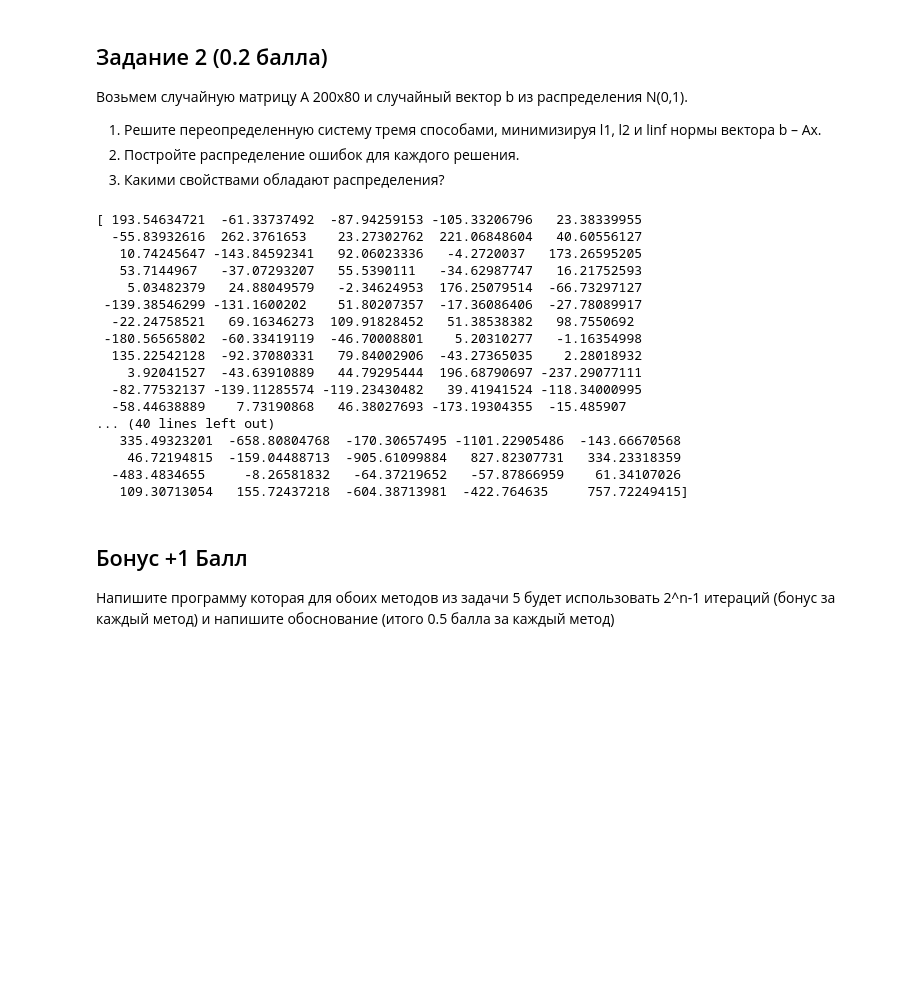
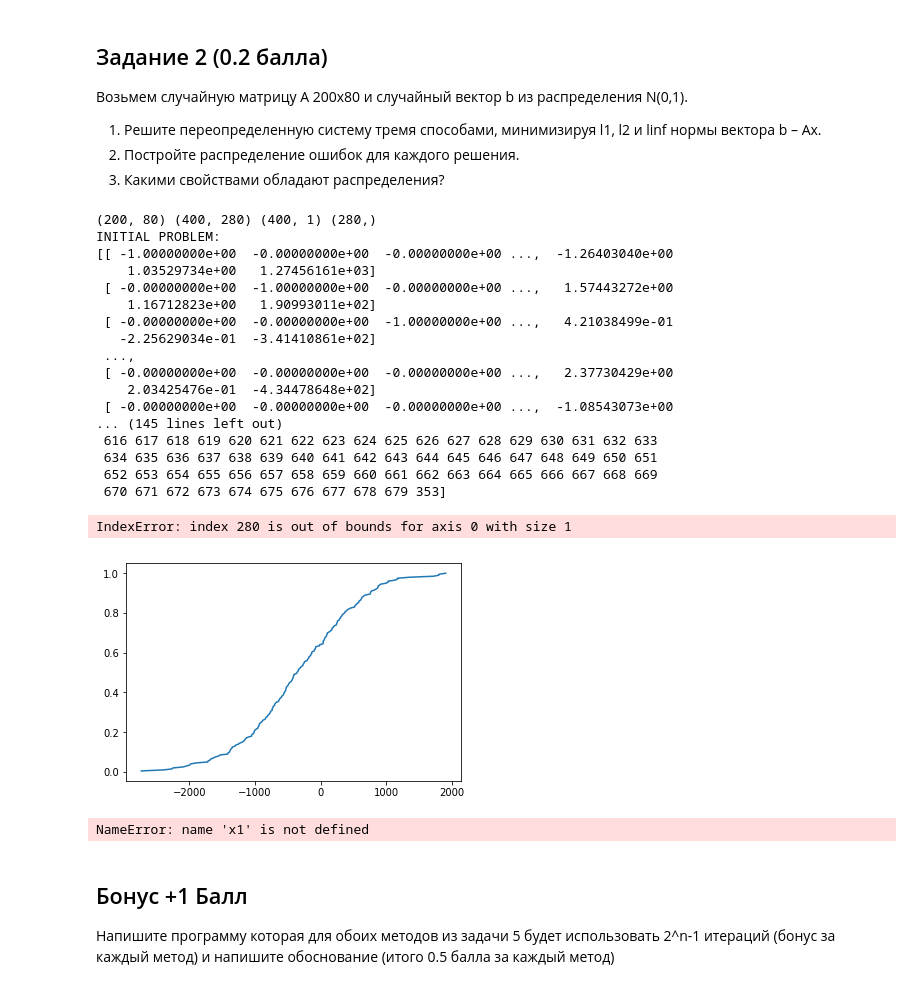
Before and after one commit to Wiki-fan/MIPT-all, a Jupyter notebook: задание.ipynb, the cells around one changed output. Cells and saved outputs as stored; diff of their text form; code cells hidden in the pictures; blank space fills up the shorter version.

```diff
--- a/задание.ipynb
+++ b/задание.ipynb
@@ -877,42 +884,48 @@ analyze_approximation(t, y_corr_with_outlier)
 A = np.random.normal(size=(200, 80))
 b = np.random.normal(size=(200))
 
-x = solve_overdefined_system(A, b)
-print(x)
-print(b-A@x)
+x0 = solve_overdefined_system(A, b, method=0)
+x1 = solve_overdefined_system(A, b, method=1)
+x2 = solve_overdefined_system(A, b, method=2)
 # %% [output]
-[ 193.54634721  -61.33737492  -87.94259153 -105.33206796   23.38339955
-  -55.83932616  262.3761653    23.27302762  221.06848604   40.60556127
-   10.74245647 -143.84592341   92.06023336   -4.2720037   173.26595205
-   53.7144967   -37.07293207   55.5390111   -34.62987747   16.21752593
-    5.03482379   24.88049579   -2.34624953  176.25079514  -66.73297127
- -139.38546299 -131.1600202    51.80207357  -17.36086406  -27.78089917
-  -22.24758521   69.16346273  109.91828452   51.38538382   98.7550692
- -180.56565802  -60.33419119  -46.70008801    5.20310277   -1.16354998
-  135.22542128  -92.37080331   79.84002906  -43.27365035    2.28018932
-    3.92041527  -43.63910889   44.79295444  196.68790697 -237.29077111
-  -82.77532137 -139.11285574 -119.23430482   39.41941524 -118.34000995
-  -58.44638889    7.73190868   46.38027693 -173.19304355  -15.485907
-... (40 lines left out)
-   335.49323201  -658.80804768  -170.30657495 -1101.22905486  -143.66670568
-    46.72194815  -159.04488713  -905.61099884   827.82307731   334.23318359
-  -483.4834655     -8.26581832   -64.37219652   -57.87866959    61.34107026
-   109.30713054   155.72437218  -604.38713981  -422.764635     757.72249415]
+(200, 80) (400, 280) (400, 1) (280,)
+INITIAL PROBLEM:
+[[ -1.00000000e+00  -0.00000000e+00  -0.00000000e+00 ...,  -1.26403040e+00
+    1.03529734e+00   1.27456161e+03]
+ [ -0.00000000e+00  -1.00000000e+00  -0.00000000e+00 ...,   1.57443272e+00
+    1.16712823e+00   1.90993011e+02]
+ [ -0.00000000e+00  -0.00000000e+00  -1.00000000e+00 ...,   4.21038499e-01
+   -2.25629034e-01  -3.41410861e+02]
+ ...,
+ [ -0.00000000e+00  -0.00000000e+00  -0.00000000e+00 ...,   2.37730429e+00
+    2.03425476e-01  -4.34478648e+02]
+ [ -0.00000000e+00  -0.00000000e+00  -0.00000000e+00 ...,  -1.08543073e+00
+... (145 lines left out)
+ 616 617 618 619 620 621 622 623 624 625 626 627 628 629 630 631 632 633
+ 634 635 636 637 638 639 640 641 642 643 644 645 646 647 648 649 650 651
+ 652 653 654 655 656 657 658 659 660 661 662 663 664 665 666 667 668 669
+ 670 671 672 673 674 675 676 677 678 679 353]
+IndexError: index 280 is out of bounds for axis 0 with size 1
 # %%
 def ecdf(x):
     xs = np.sort(x)
     ys = np.arange(1, len(xs)+1)/float(len(xs))
     return xs, ys
 
 def plot_ecdf(a):
-    counts, bin_edges = np.histogram(a, bins='auto', density=True)
-    plt.figure()
-    plt.plot(bin_edges[1:], counts)
-    plt.plot()
+    #counts, bin_edges = np.histogram(a, bins='auto', density=True)
+    #plt.figure()
+    #plt.plot(bin_edges[1:], counts)
     plt.figure()
     plt.plot(*ecdf(a))
+    plt.show()
 
-plot_ecdf(b-A@x)
+plot_ecdf(b-A@x0)
+plot_ecdf(b-A@x1)
+plot_ecdf(b-A@x2)
+# %% [output]
+[figure, added]
+NameError: name 'x1' is not defined
 # %% [markdown]
 ## Бонус +1 Балл
 Напишите программу которая для обоих методов из задачи 5 будет использовать 2^n-1 итераций (бонус за каждый метод) и напишите обоснование (итого 0.5 балла за каждый метод)
```
Also changed, not shown: parts of 14 cells of this notebook.
